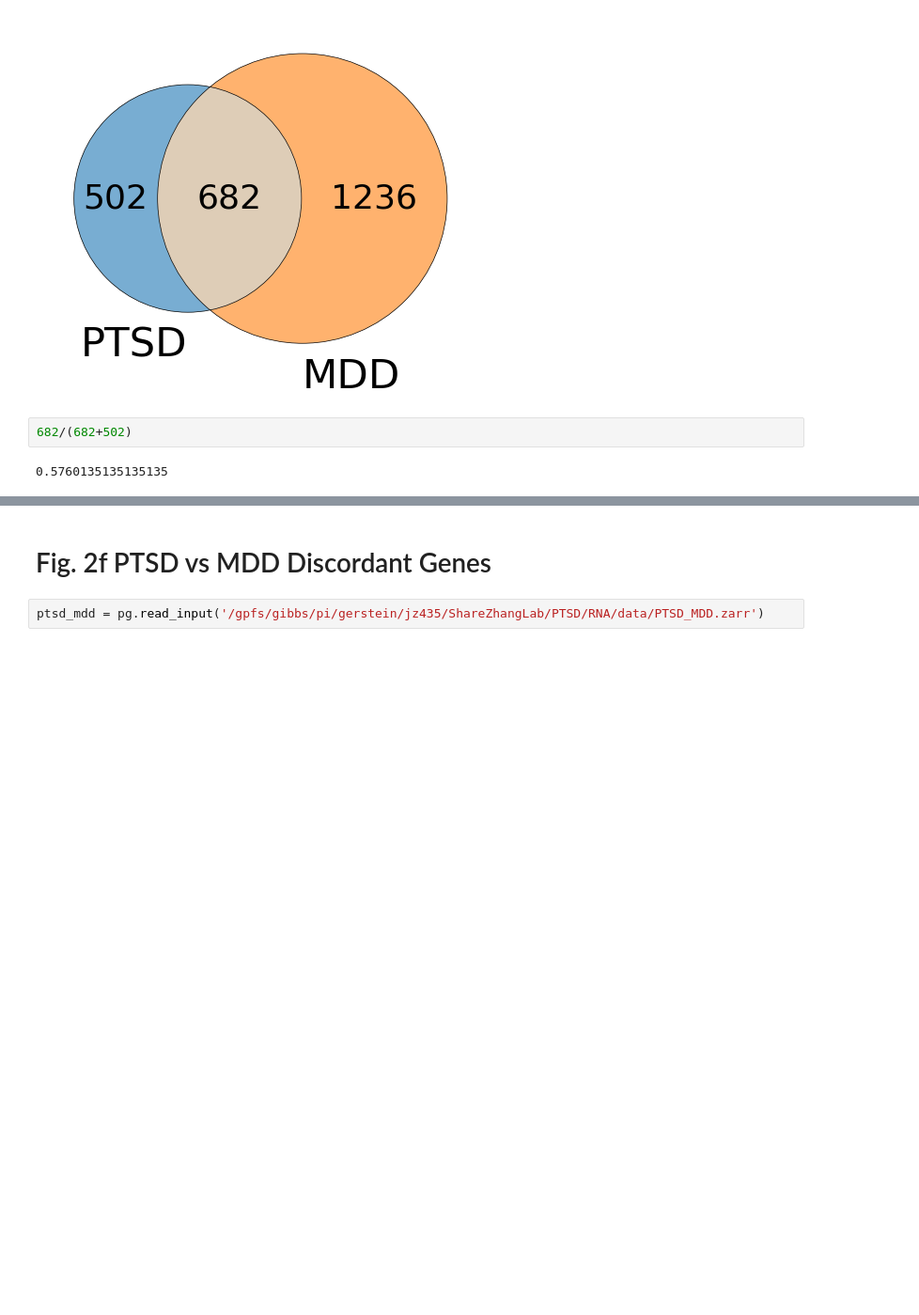
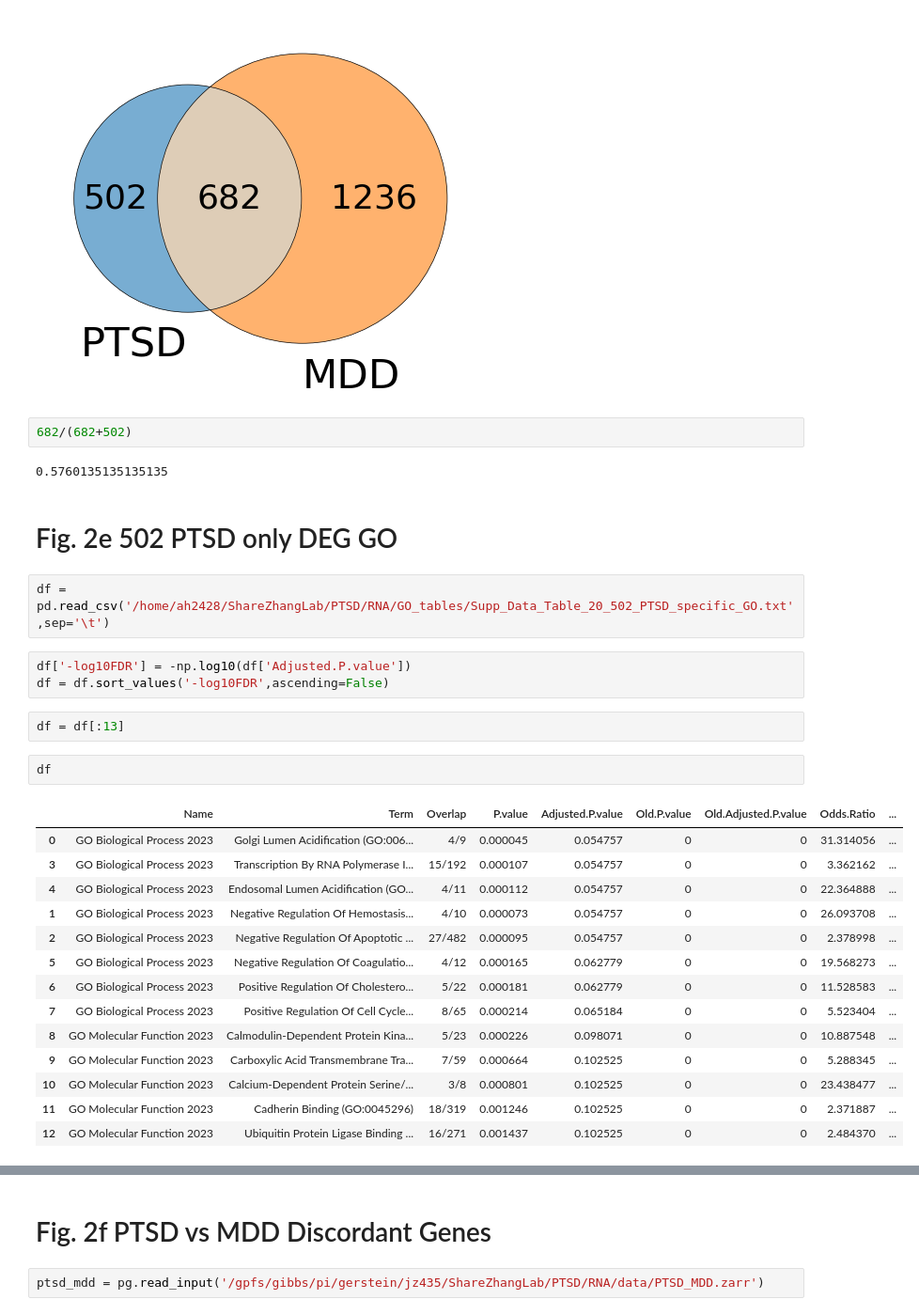
Before and after one commit to mjgirgenti/PTSDsnDLPFC, a Jupyter notebook: notebooks/fig2_RNA.ipynb, the cells around one changed output, grey strips where cells are left out. Shown at 94% size. Saved outputs shown, nothing was run; the diff lists cells and outputs as text; blank space fills up the shorter version.

```diff
--- a/notebooks/fig2_RNA.ipynb
+++ b/notebooks/fig2_RNA.ipynb
@@ -337,3 +337,29 @@ plt.savefig('/home/ah2428/palmer_scratch/figs/fig2/ptsd_mdd_venn.pdf',bbox_inche
 682/(682+502)
 # %% [output]
 0.5760135135135135
+# %% [markdown]
+# Fig. 2e 502 PTSD only DEG GO
+# %%
+df = pd.read_csv('/home/ah2428/ShareZhangLab/PTSD/RNA/GO_tables/Supp_Data_Table_20_502_PTSD_specific_GO.txt',sep='\t')
+# %%
+df['-log10FDR'] = -np.log10(df['Adjusted.P.value'])
+df = df.sort_values('-log10FDR',ascending=False)
+# %%
+df = df[:13]
+# %%
+df
+# %% [output]
+|  | Name | Term | Overlap | P.value | Adjusted.P.value | Old.P.value | Old.Adjusted.P.value | Odds.Ratio | ... |
+| 0 | GO Biological Process 2023 | Golgi Lumen Acidification (GO:006... | 4/9 | 0.000045 | 0.054757 | 0 | 0 | 31.314056 | ... |
+| 3 | GO Biological Process 2023 | Transcription By RNA Polymerase I... | 15/192 | 0.000107 | 0.054757 | 0 | 0 | 3.362162 | ... |
+| 4 | GO Biological Process 2023 | Endosomal Lumen Acidification (GO... | 4/11 | 0.000112 | 0.054757 | 0 | 0 | 22.364888 | ... |
+| 1 | GO Biological Process 2023 | Negative Regulation Of Hemostasis... | 4/10 | 0.000073 | 0.054757 | 0 | 0 | 26.093708 | ... |
+| 2 | GO Biological Process 2023 | Negative Regulation Of Apoptotic ... | 27/482 | 0.000095 | 0.054757 | 0 | 0 | 2.378998 | ... |
+| 5 | GO Biological Process 2023 | Negative Regulation Of Coagulatio... | 4/12 | 0.000165 | 0.062779 | 0 | 0 | 19.568273 | ... |
+| 6 | GO Biological Process 2023 | Positive Regulation Of Cholestero... | 5/22 | 0.000181 | 0.062779 | 0 | 0 | 11.528583 | ... |
+| 7 | GO Biological Process 2023 | Positive Regulation Of Cell Cycle... | 8/65 | 0.000214 | 0.065184 | 0 | 0 | 5.523404 | ... |
+| 8 | GO Molecular Function 2023 | Calmodulin-Dependent Protein Kina... | 5/23 | 0.000226 | 0.098071 | 0 | 0 | 10.887548 | ... |
+| 9 | GO Molecular Function 2023 | Carboxylic Acid Transmembrane Tra... | 7/59 | 0.000664 | 0.102525 | 0 | 0 | 5.288345 | ... |
+| 10 | GO Molecular Function 2023 | Calcium-Dependent Protein Serine/... | 3/8 | 0.000801 | 0.102525 | 0 | 0 | 23.438477 | ... |
+| 11 | GO Molecular Function 2023 | Cadherin Binding (GO:0045296) | 18/319 | 0.001246 | 0.102525 | 0 | 0 | 2.371887 | ... |
+| 12 | GO Molecular Function 2023 | Ubiquitin Protein Ligase Binding ... | 16/271 | 0.001437 | 0.102525 | 0 | 0 | 2.484370 | ... |
```
Also changed, not shown: parts of 1 cell of this notebook, 1 other file.
